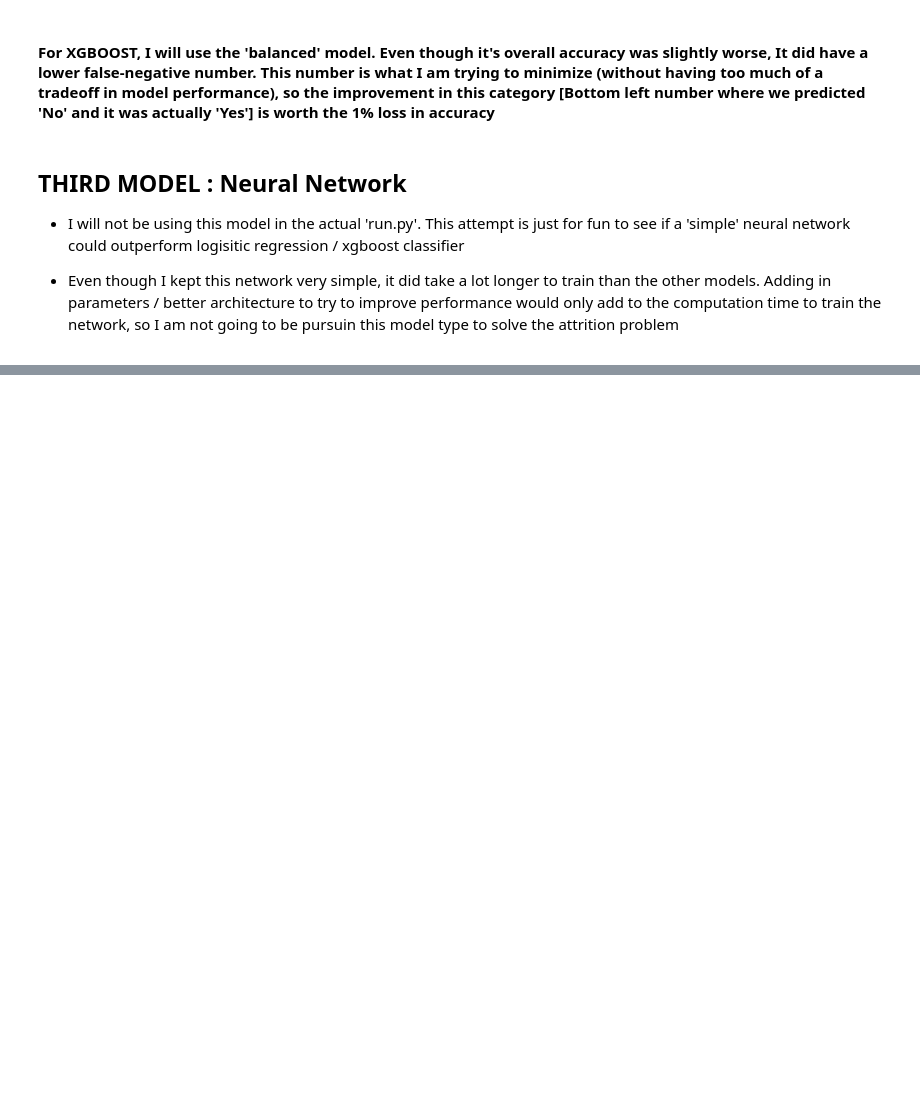
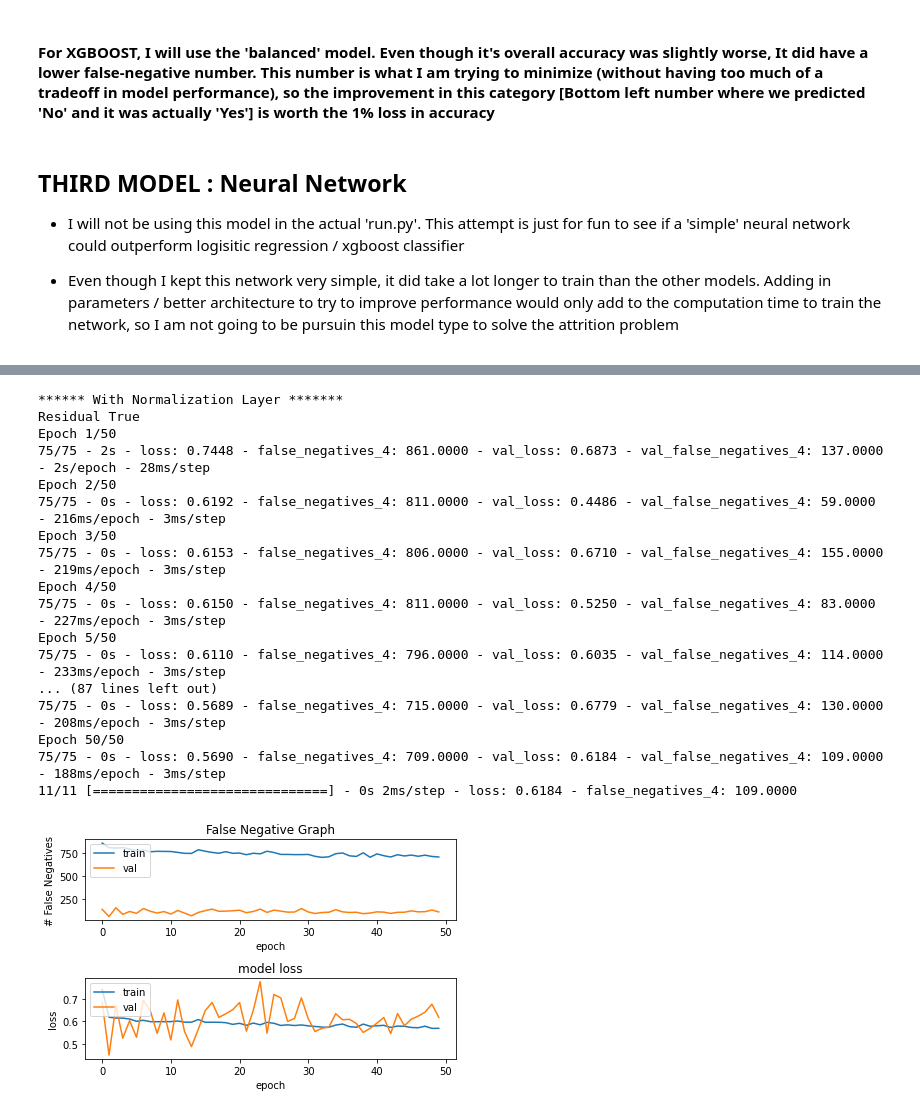
Before and after one commit to markmlowe/capstone, a Jupyter notebook: notebooks/01_mml_initial_data_exploration.ipynb, the cells around one changed output, grey strips where cells are left out. Cells and saved outputs as stored; diff of their text form; code cells hidden in the pictures; blank space fills up the shorter version.

```diff
--- a/notebooks/01_mml_initial_data_exploration.ipynb
+++ b/notebooks/01_mml_initial_data_exploration.ipynb
@@ -553,0 +675,80 @@ def create_and_test_model(data, learning_rate_range_start, learning_rate_range_e
+# %%
+
+
+#x_train, x_val, y_train, y_val = train_test_split(x,y, test_size =0.2, random_state=42)
+
+# set the paramters for the network
+batch_size = 32
+epochs = 50
+n_hidden_units = 128
+n_hidden_layers = 6
+
+# engineer the learning rate so that it works with floats as randrange only works with ints
+lr = .002
+
+# way to one hot encode the target variable into categorical variables
+y_bal_train = keras.utils.to_categorical(y_bal_train, len(np.unique(y)))
+y_val = keras.utils.to_categorical(y_test, len(np.unique(y)))
+
+
+# need to do [1:] to allow for dimensionality compatability
+a = b = keras.layers.Input(shape = x_bal_train.shape[1:])
+
+print('****** With Normalization Layer *******')
+a = keras.layers.LayerNormalization(axis= -1)(a)
+
+a = keras.layers.Flatten()(a)
+
+
+print('Residual True')
+a = keras.layers.Dense(n_hidden_units)(a)
+for _ in range(n_hidden_layers):
+    a_resid = a
+    a = keras.layers.Dense(n_hidden_units, activation=keras.activations.relu)(a)
+    a = keras.layers.Add()([a, a_resid])
+
+# look at keras.activations options
+# make sure to functionalize the layer object so we pass tensors
+a = keras.layers.Dense(y_bal_train.shape[1], activation = keras.activations.softmax)(a)
+
+# reset the model
+model = keras.Model(b,a)
+
+# Prep the model for -learning-
+### USE FALSE_NEGATIVES AS METRIC BECAUSE WE WANT TO MINIMIZE THIS METRIC
+model.compile(loss=keras.losses.BinaryCrossentropy(from_logits=True),
+optimizer='adam',
+metrics=[keras.metrics.FalseNegatives()])
+
+# urn off print because we will look at the best model
+history = model.fit(x_bal_train, y_bal_train,
+    batch_size = batch_size,
+    epochs = epochs,
+    verbose = 2,
+    validation_data = (x_test, y_val)
+            )
+# don't need to print out each evaluation
+score = model.evaluate(x_test, y_val, verbose = 1)
+
+plot_acc_loss(history)
+
+print(score)
+# %% [output]
+****** With Normalization Layer *******
+Residual True
+Epoch 1/50
+75/75 - 2s - loss: 0.7448 - false_negatives_4: 861.0000 - val_loss: 0.6873 - val_false_negatives_4: 137.0000 - 2s/epoch - 28ms/step
+Epoch 2/50
+75/75 - 0s - loss: 0.6192 - false_negatives_4: 811.0000 - val_loss: 0.4486 - val_false_negatives_4: 59.0000 - 216ms/epoch - 3ms/step
+Epoch 3/50
+75/75 - 0s - loss: 0.6153 - false_negatives_4: 806.0000 - val_loss: 0.6710 - val_false_negatives_4: 155.0000 - 219ms/epoch - 3ms/step
+Epoch 4/50
+75/75 - 0s - loss: 0.6150 - false_negatives_4: 811.0000 - val_loss: 0.5250 - val_false_negatives_4: 83.0000 - 227ms/epoch - 3ms/step
+Epoch 5/50
+75/75 - 0s - loss: 0.6110 - false_negatives_4: 796.0000 - val_loss: 0.6035 - val_false_negatives_4: 114.0000 - 233ms/epoch - 3ms/step
+... (87 lines left out)
+75/75 - 0s - loss: 0.5689 - false_negatives_4: 715.0000 - val_loss: 0.6779 - val_false_negatives_4: 130.0000 - 208ms/epoch - 3ms/step
+Epoch 50/50
+75/75 - 0s - loss: 0.5690 - false_negatives_4: 709.0000 - val_loss: 0.6184 - val_false_negatives_4: 109.0000 - 188ms/epoch - 3ms/step
+11/11 [==============================] - 0s 2ms/step - loss: 0.6184 - false_negatives_4: 109.0000
+[figure, added]
```
Also changed, not shown: parts of 36 cells of this notebook, 6 other files.
